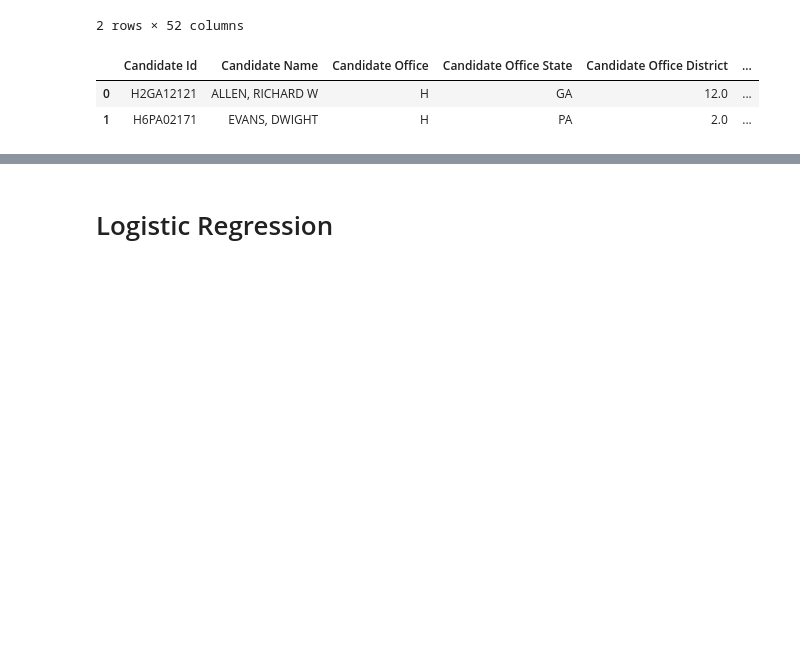
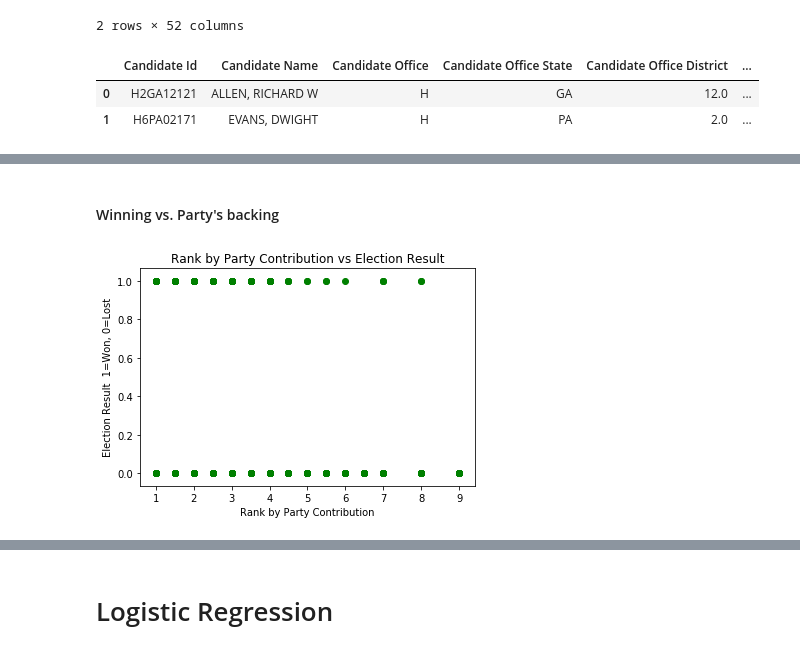
Before and after one commit to shresthaachyut/Election-Result-Prediction, a Jupyter notebook: ElectionResults.ipynb, the cells around one changed output, grey strips where cells are left out. Drawn from its saved outputs; the diff is of its cells as text; code cells hidden in the pictures; blank space fills up the shorter version.

```diff
--- a/ElectionResults.ipynb
+++ b/ElectionResults.ipynb
@@ -282,0 +274,10 @@ dummy_rank.head()
+# %% [markdown]
+#### Winning vs. Party's backing
+# %%
+plt.scatter(candidateHouse['rank_PartyContribution'],candidateHouse['Winner_binary'],color='green')
+plt.title('Rank by Party Contribution vs Election Result')
+plt.xlabel('Rank by Party Contribution')
+plt.ylabel('Election Result  1=Won, 0=Lost')
+plt.show()
+# %% [output]
+[figure, added]
```
Also changed, not shown: parts of 71 cells of this notebook, 10 other files.
